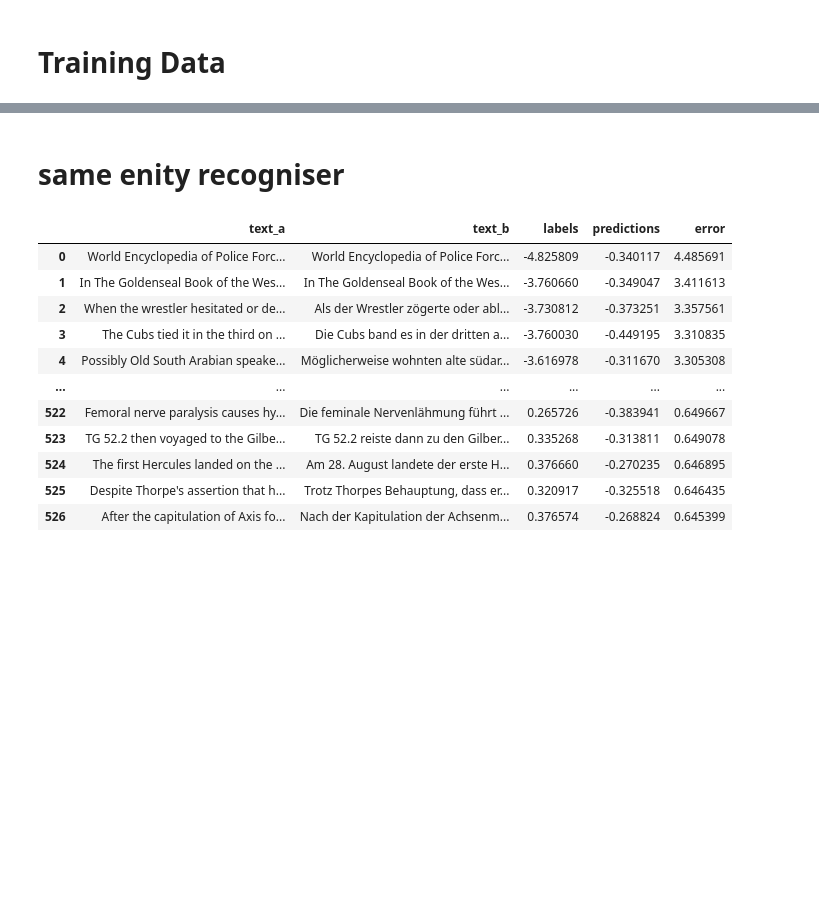
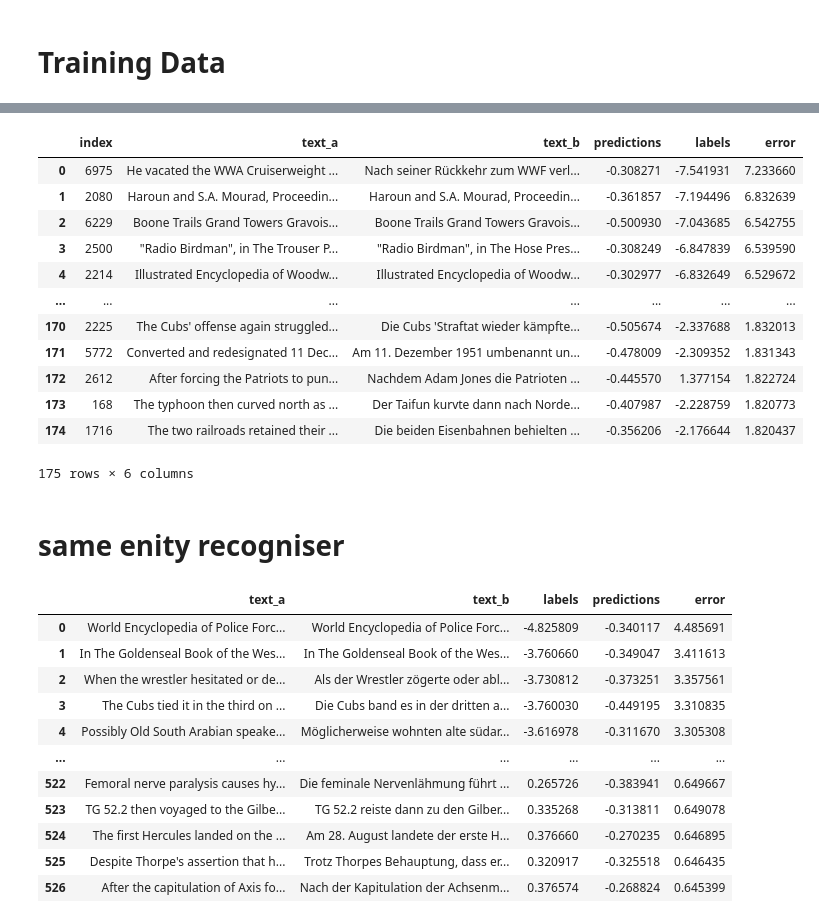
Before and after one commit to reidya3/Shared_task_wmt_2020, a Jupyter notebook: notebooks/masked different levels.ipynb, the cells around one changed output, grey strips where cells are left out. Cells and saved outputs as stored; diff of their text form; code cells hidden in the pictures; blank space fills up the shorter version.

```diff
--- a/notebooks/masked different levels.ipynb
+++ b/notebooks/masked different levels.ipynb
@@ -156,10 +230,24 @@ result_train
 # %%
 result_train = result_train.sort_values(by=["error"],ascending=False)
-num = int(7000 * 0.05)
+num = int(7000 * 0.025)
 result_train = result_train.head(num)
 
 result_train.reset_index(inplace=True,drop=True)
 result_train
+# %% [output]
+|  | index | text_a | text_b | predictions | labels | error |
+| 0 | 6975 | He vacated the WWA Cruiserweight ... | Nach seiner Rückkehr zum WWF verl... | -0.308271 | -7.541931 | 7.233660 |
+| 1 | 2080 | Haroun and S.A. Mourad, Proceedin... | Haroun and S.A. Mourad, Proceedin... | -0.361857 | -7.194496 | 6.832639 |
+| 2 | 6229 | Boone Trails Grand Towers Gravois... | Boone Trails Grand Towers Gravois... | -0.500930 | -7.043685 | 6.542755 |
+| 3 | 2500 | "Radio Birdman", in The Trouser P... | "Radio Birdman", in The Hose Pres... | -0.308249 | -6.847839 | 6.539590 |
+| 4 | 2214 | Illustrated Encyclopedia of Woodw... | Illustrated Encyclopedia of Woodw... | -0.302977 | -6.832649 | 6.529672 |
+| ... | ... | ... | ... | ... | ... | ... |
+| 170 | 2225 | The Cubs' offense again struggled... | Die Cubs 'Straftat wieder kämpfte... | -0.505674 | -2.337688 | 1.832013 |
+| 171 | 5772 | Converted and redesignated 11 Dec... | Am 11. Dezember 1951 umbenannt un... | -0.478009 | -2.309352 | 1.831343 |
+| 172 | 2612 | After forcing the Patriots to pun... | Nachdem Adam Jones die Patrioten ... | -0.445570 | 1.377154 | 1.822724 |
+| 173 | 168 | The typhoon then curved north as ... | Der Taifun kurvte dann nach Norde... | -0.407987 | -2.228759 | 1.820773 |
+| 174 | 1716 | The two railroads retained their ... | Die beiden Eisenbahnen behielten ... | -0.356206 | -2.176644 | 1.820437 |
+175 rows × 6 columns
 # %%
 
 maskd_df = pd.DataFrame()
```
Also changed, not shown: parts of 8 cells of this notebook, 4 other files.
